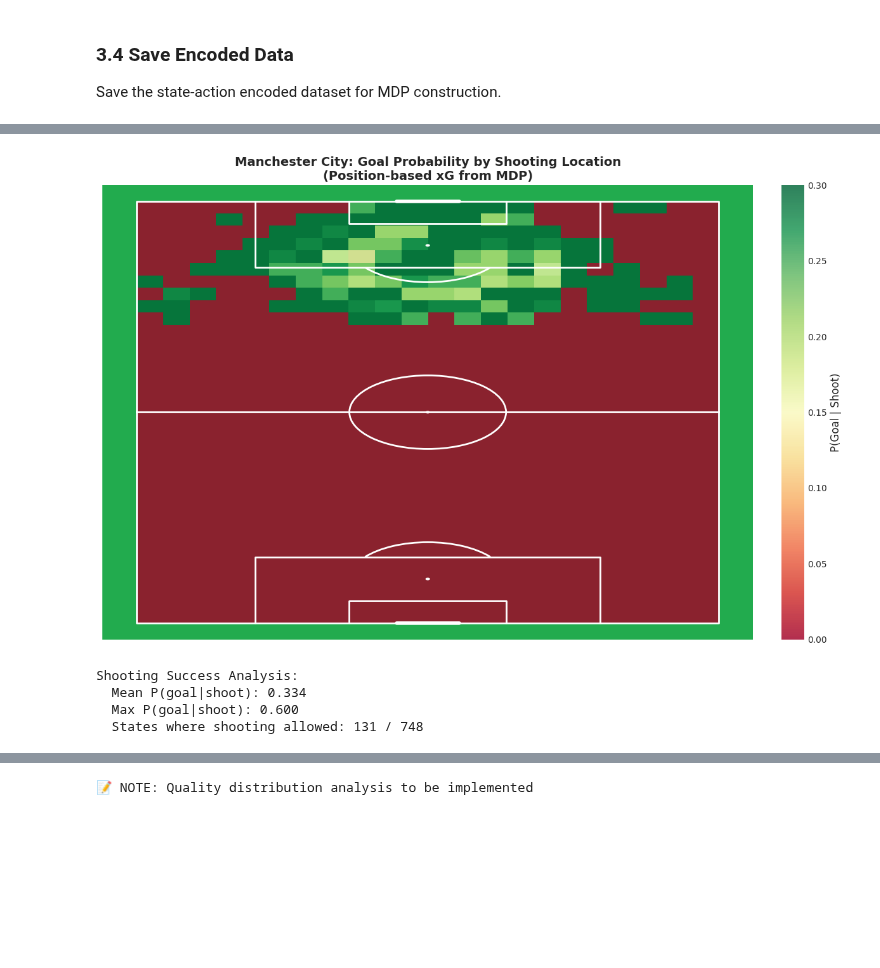
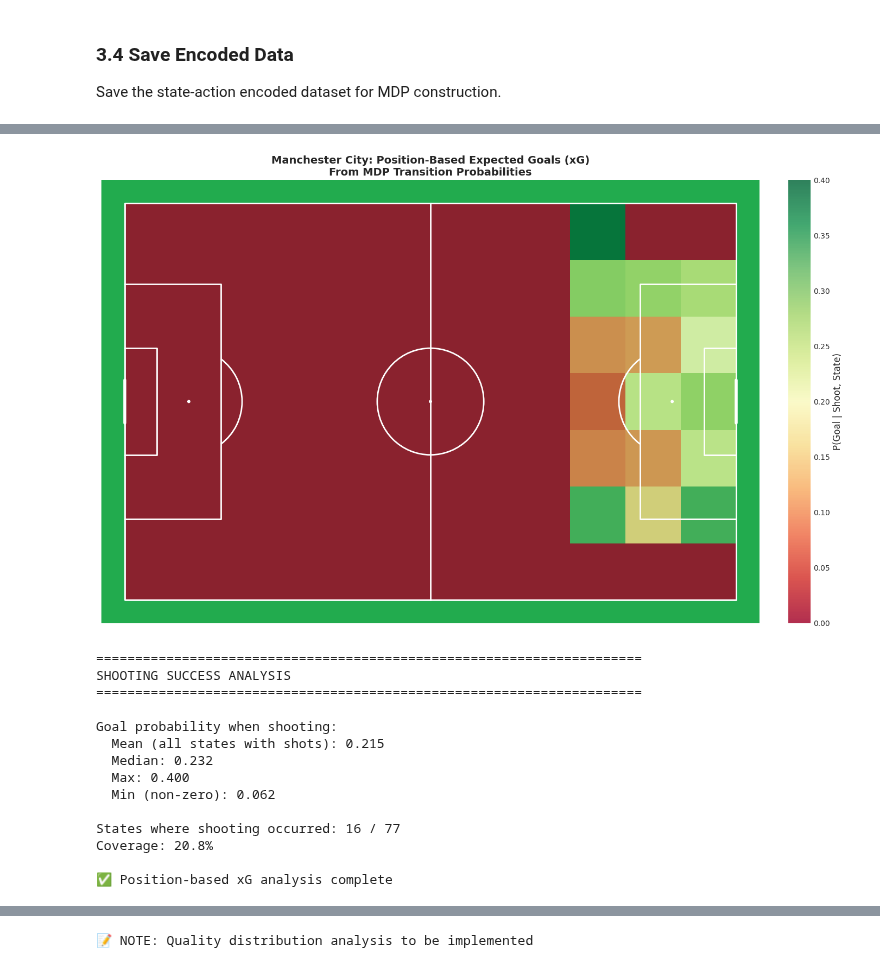
Before and after one commit to MartimRego/pass-decisions, a Jupyter notebook: Project/pass_decision_analysis.ipynb, the cells around one changed output, grey strips where cells are left out. Cells and saved outputs as stored; diff of their text form; code cells hidden in the pictures; blank space fills up the shorter version.

Commit message:
All MDP analysis runs

```diff
--- a/Project/pass_decision_analysis.ipynb
+++ b/Project/pass_decision_analysis.ipynb
@@ -1910,48 +1740,67 @@ Apply geometric xG prior with Bayesian shrinkage to smooth sparse shooting data.
 # %%
-# Analyze shooting success from different zones
-goal_state = 748
-shoot_action = 8
+# Analyze shooting success probability by field position
+goal_state = 77  # Absorbing state for successful shots
+shoot_action = 6  # Shoot action
 
-# Get shooting success probability by state
-shoot_success = P_city[:748, shoot_action, goal_state]
+# Extract P(goal | shoot, state) from transition matrix
+shoot_success = P_city[:77, shoot_action, goal_state]
 
-# Reshape to grid for VerticalPitch display
-# VerticalPitch: x-axis = width (68m), y-axis = length (105m)
-# Grid stores: row = width position, col = length position
-# Swap to map correctly: grid[col, row]
-shoot_success_grid = np.zeros((grid.n_cols, grid.n_rows))  # Shape: (34, 22)
+# Reshape to grid for visualization
+shoot_grid = np.zeros((grid.n_rows, grid.n_cols))
 for state in range(grid.n_states):
-    row = state // grid.n_cols  # Width position (0-21)
-    col = state % grid.n_cols   # Length position (0-33)
-    shoot_success_grid[col, row] = shoot_success[state]  # col→y (length), row→x (width)
+    # Decode state to grid coordinates
+    # State encoding: row * n_cols + col
+    col = state % grid.n_cols
+    row = state // grid.n_cols
+    shoot_grid[row, col] = shoot_success[state]
 
-# Plot
-fig, ax = plt.subplots(figsize=(12, 8))
-pitch = VerticalPitch(pitch_type='custom', pitch_length=105, pitch_width=68,
-                     pitch_color='#22ab4e', line_color='white', linewidth=2)
+# Visualize on pitch
+fig, ax = plt.subplots(figsize=(14, 9))
+pitch = Pitch(pitch_type='custom', pitch_length=105, pitch_width=68,
+             pitch_color='#22ab4e', line_color='white', linewidth=2)
 pitch.draw(ax=ax)
 
-im = ax.imshow(shoot_success_grid, extent=[0, 68, 0, 105], origin='lower',
-              cmap='RdYlGn', alpha=0.8, aspect='auto', vmin=0, vmax=0.3)
+# Plot heatmap (flip vertically for correct orientation)
+im = ax.imshow(np.flipud(shoot_grid), extent=[0, 105, 0, 68], origin='lower',
+              cmap='RdYlGn', alpha=0.8, aspect='auto', vmin=0, vmax=shoot_success.max())
 
 cbar = plt.colorbar(im, ax=ax, fraction=0.046, pad=0.04)
-cbar.set_label('P(Goal | Shoot)', fontsize=12)
+cbar.set_label('P(Goal | Shoot, State)', fontsize=12)
 
-ax.set_title('Manchester City: Goal Probability by Shooting Location\n(Position-based xG from MDP)',
+ax.set_title('Manchester City: Position-Based Expected Goals (xG)\nFrom MDP Transition Probabilities',
             fontsize=14, fontweight='bold')
 
 plt.tight_layout()
 plt.savefig('outputs/figures/man_city_shooting_success.png', dpi=150, bbox_inches='tight')
 plt.show()
 
 # Summary statistics
-print("Shooting Success Analysis:")
-print(f"  Mean P(goal|shoot): {shoot_success[shoot_success > 0].mean():.3f}")
-print(f"  Max P(goal|shoot): {shoot_success.max():.3f}")
-print(f"  States where shooting allowed: {(shoot_success > 0).sum()} / {grid.n_states}")
+print("=" * 70)
+print("SHOOTING SUCCESS ANALYSIS")
+print("=" * 70)
+nonzero_shoot = shoot_success[shoot_success > 0]
+print(f"\nGoal probability when shooting:")
+print(f"  Mean (all states with shots): {nonzero_shoot.mean():.3f}")
+print(f"  Median: {np.median(nonzero_shoot):.3f}")
+print(f"  Max: {shoot_success.max():.3f}")
+print(f"  Min (non-zero): {nonzero_shoot.min():.3f}")
+print(f"\nStates where shooting occurred: {len(nonzero_shoot)} / {grid.n_states}")
+print(f"Coverage: {len(nonzero_shoot) / grid.n_states:.1%}")
+
+print("\n✅ Position-based xG analysis complete")
 # %% [output]
-[figure, old version]
+[figure, new version]
-Shooting Success Analysis:
-  Mean P(goal|shoot): 0.334
-  Max P(goal|shoot): 0.600
-  States where shooting allowed: 131 / 748
+======================================================================
+SHOOTING SUCCESS ANALYSIS
+======================================================================
+
+Goal probability when shooting:
+  Mean (all states with shots): 0.215
+  Median: 0.232
+  Max: 0.400
+  Min (non-zero): 0.062
+
+States where shooting occurred: 16 / 77
+Coverage: 20.8%
+
+✅ Position-based xG analysis complete
```
Also changed, not shown: parts of 37 cells of this notebook.
